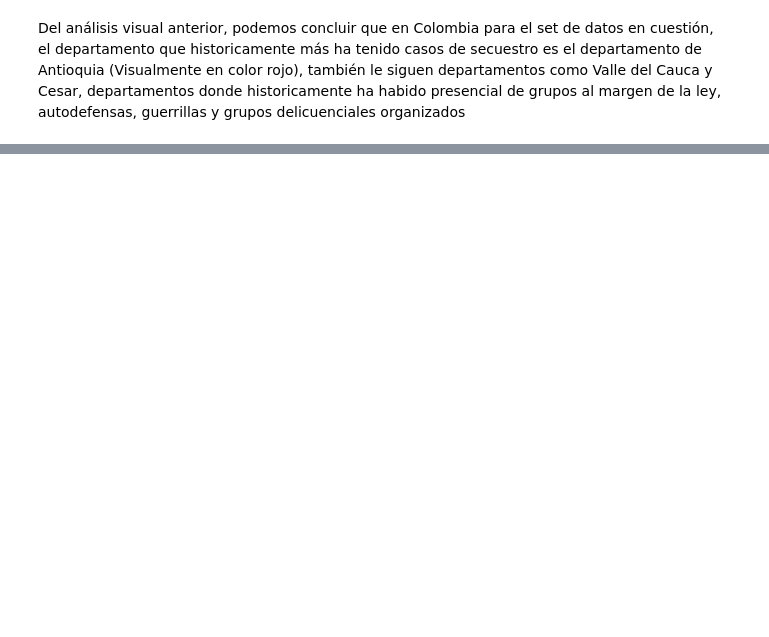
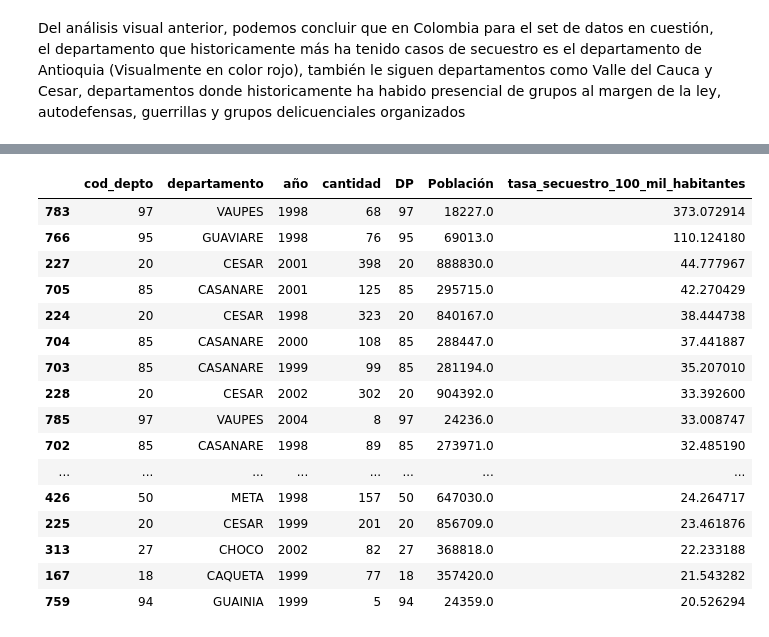
Before and after one commit to SPMINE-2425/repo_diegomiranda, a Jupyter notebook: Código/Exploración_Secuestros.ipynb, the cells around one changed output, grey strips where cells are left out. Cells and saved outputs as stored; diff of their text form; code cells hidden in the pictures; blank space fills up the shorter version.

```diff
--- a/Código/Exploración_Secuestros.ipynb
+++ b/Código/Exploración_Secuestros.ipynb
@@ -326,0 +511,6 @@ df_municipios.head(50)
+# %%
+#Sumar por la variable población, para encontrar la población total por departamento por año
+df_poblacion_dep = df_poblacion_dep.groupby(['DP','AÑO'])['Población'].sum().reset_index()
+# %%
+#Del df original crear un nuevo df agrupado por departamento y  año, con la cantidad total de secuestros por cada departamento en cada año
+df_secuestro_anio = df.groupby(['cod_depto', 'departamento','año'])['cantidad'].sum().reset_index()
@@ -326,0 +533,11 @@ df_municipios.head(50)
+# %%
+#Traer al df agrupado, la población correspondiente por departamento para cada año
+df_secuestro_anio = pd.merge(
+    df_secuestro_anio ,
+    df_poblacion_dep,
+    how='left',
+    left_on=['cod_depto','año'],
+    right_on=['DP','AÑO']
+)
+
+df_secuestro_anio = df_secuestro_anio.drop(['AÑO'], axis=1)
@@ -326,0 +560,23 @@ df_municipios.head(50)
+# %%
+#Calculo de tasa de secuestro por cada 100 mil habitantes por departamento y año
+df_secuestro_anio['tasa_secuestro_100_mil_habitantes'] = (df_secuestro_anio['cantidad'] / df_secuestro_anio['Población']) * 100000
+# %%
+df_secuestro_anio.sort_values('tasa_secuestro_100_mil_habitantes', ascending=False).head(20)
+# %% [output]
+|  | cod_depto | departamento | año | cantidad | DP | Población | tasa_secuestro_100_mil_habitantes |
+| 783 | 97 | VAUPES | 1998 | 68 | 97 | 18227.0 | 373.072914 |
+| 766 | 95 | GUAVIARE | 1998 | 76 | 95 | 69013.0 | 110.124180 |
+| 227 | 20 | CESAR | 2001 | 398 | 20 | 888830.0 | 44.777967 |
+| 705 | 85 | CASANARE | 2001 | 125 | 85 | 295715.0 | 42.270429 |
+| 224 | 20 | CESAR | 1998 | 323 | 20 | 840167.0 | 38.444738 |
+| 704 | 85 | CASANARE | 2000 | 108 | 85 | 288447.0 | 37.441887 |
+| 703 | 85 | CASANARE | 1999 | 99 | 85 | 281194.0 | 35.207010 |
+| 228 | 20 | CESAR | 2002 | 302 | 20 | 904392.0 | 33.392600 |
+| 785 | 97 | VAUPES | 2004 | 8 | 97 | 24236.0 | 33.008747 |
+| 702 | 85 | CASANARE | 1998 | 89 | 85 | 273971.0 | 32.485190 |
+| ... | ... | ... | ... | ... | ... | ... | ... |
+| 426 | 50 | META | 1998 | 157 | 50 | 647030.0 | 24.264717 |
+| 225 | 20 | CESAR | 1999 | 201 | 20 | 856709.0 | 23.461876 |
+| 313 | 27 | CHOCO | 2002 | 82 | 27 | 368818.0 | 22.233188 |
+| 167 | 18 | CAQUETA | 1999 | 77 | 18 | 357420.0 | 21.543282 |
+| 759 | 94 | GUAINIA | 1999 | 5 | 94 | 24359.0 | 20.526294 |
```
Also changed, not shown: parts of 48 cells of this notebook, 4 other files.
